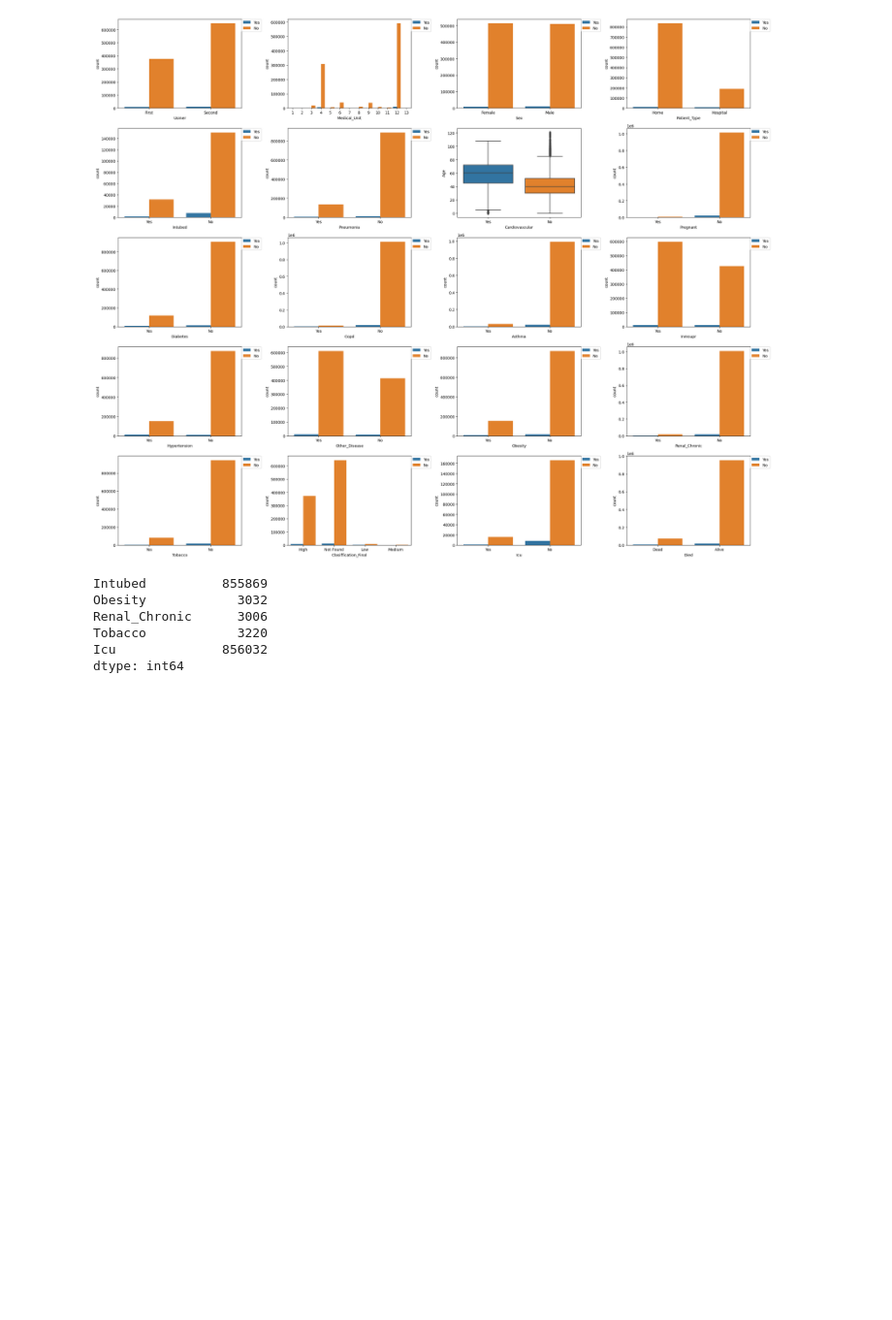
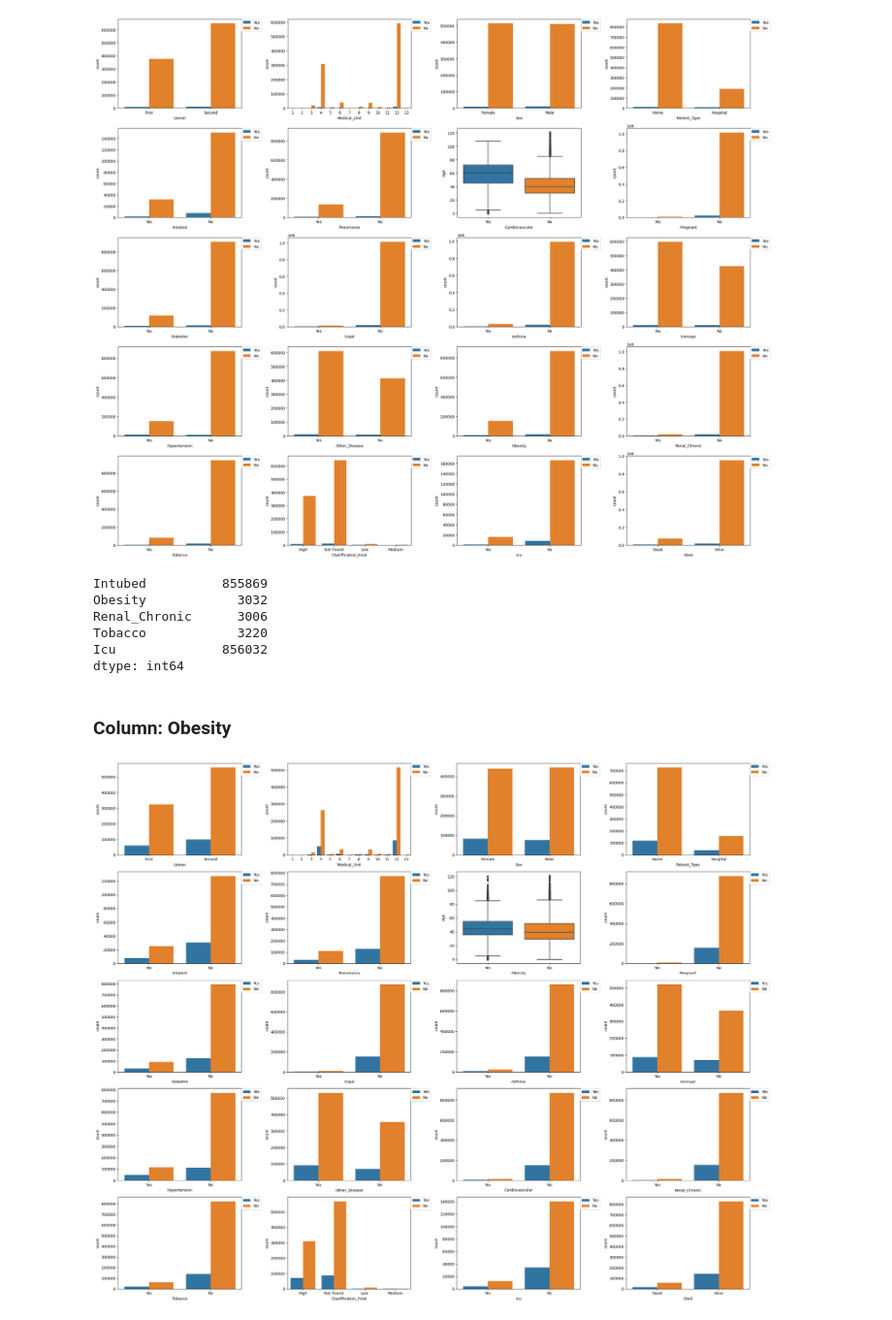
Before and after one commit to Dhruv-Chandra/Covid-19, a Jupyter notebook: Covid.ipynb, the cells around one changed output. Shown at 97% size. Drawn from its saved outputs; the diff is of its cells as text; code cells hidden in the pictures; blank space fills up the shorter version.

Commit message:
Working on 'Obesity'.

```diff
--- a/Covid.ipynb
+++ b/Covid.ipynb
@@ -610,3 +610,9 @@ Renal_Chronic      3006
 Tobacco            3220
 Icu              856032
 dtype: int64
+# %% [markdown]
+### Column: Obesity
+# %%
+bivariate(y = 'Obesity')
+# %% [output]
+[figure, added]
```
Also changed, not shown: parts of 2 cells of this notebook.
